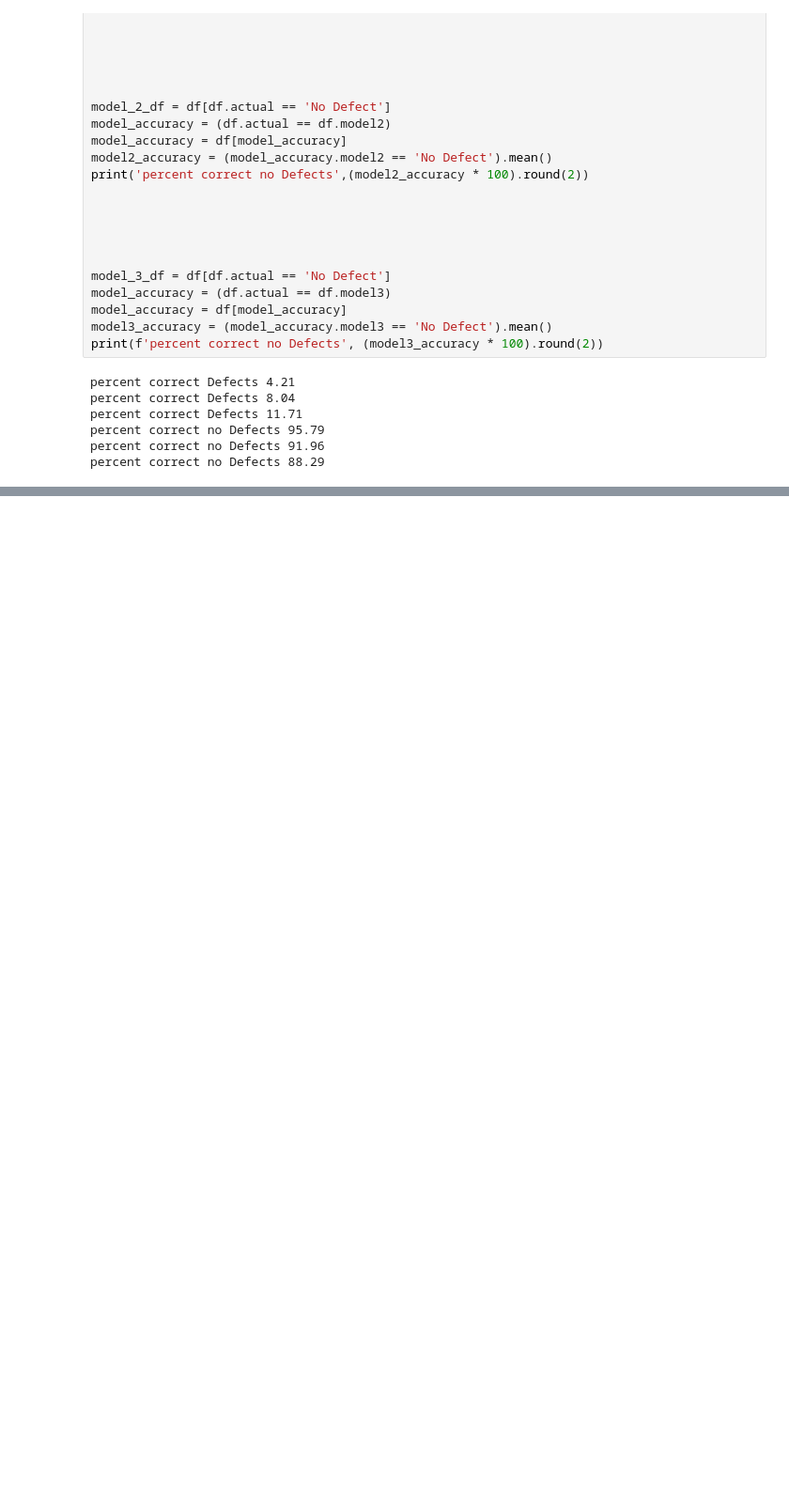
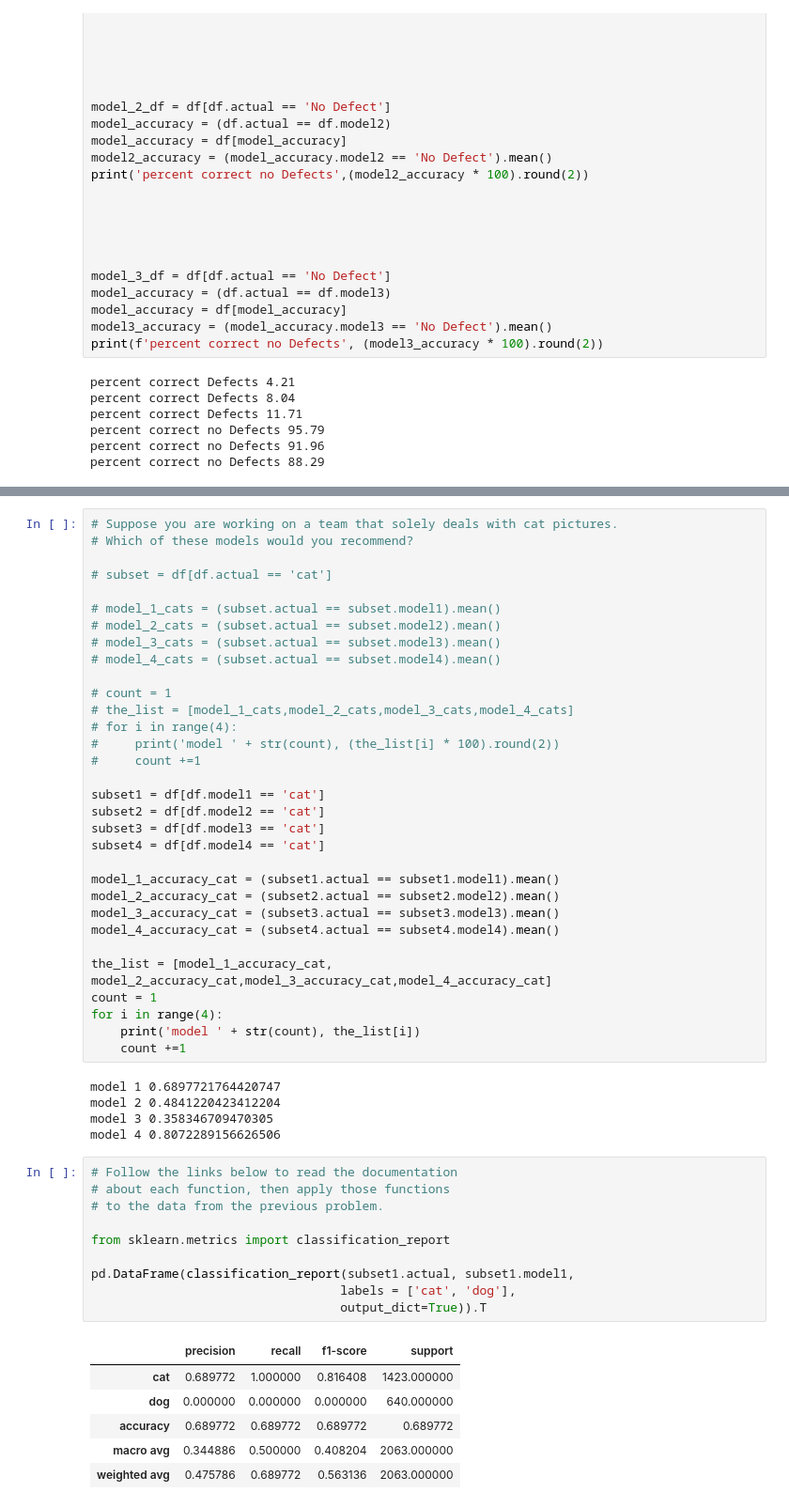
Before and after one commit to Divante222/classification_exercises, a Jupyter notebook: model_evaluation.ipynb, the cells around one changed output, grey strips where cells are left out. Shown: that part at 94% size. Cells and saved outputs as stored; diff of their text form; blank space fills up the shorter version.

Commit message:
finished the problems

```diff
--- a/model_evaluation.ipynb
+++ b/model_evaluation.ipynb
@@ -351,0 +378,54 @@ pd.crosstab(df.model1, df.actual)
+# %%
+# Suppose you are working on a team that solely deals with cat pictures.
+# Which of these models would you recommend?
+
+# subset = df[df.actual == 'cat']
+
+# model_1_cats = (subset.actual == subset.model1).mean()
+# model_2_cats = (subset.actual == subset.model2).mean()
+# model_3_cats = (subset.actual == subset.model3).mean()
+# model_4_cats = (subset.actual == subset.model4).mean()
+
+# count = 1
+# the_list = [model_1_cats,model_2_cats,model_3_cats,model_4_cats]
+# for i in range(4):
+#     print('model ' + str(count), (the_list[i] * 100).round(2))
+#     count +=1
+
+subset1 = df[df.model1 == 'cat']
+subset2 = df[df.model2 == 'cat']
+subset3 = df[df.model3 == 'cat']
+subset4 = df[df.model4 == 'cat']
+
+model_1_accuracy_cat = (subset1.actual == subset1.model1).mean()
+model_2_accuracy_cat = (subset2.actual == subset2.model2).mean()
+model_3_accuracy_cat = (subset3.actual == subset3.model3).mean()
+model_4_accuracy_cat = (subset4.actual == subset4.model4).mean()
+
+the_list = [model_1_accuracy_cat, model_2_accuracy_cat,model_3_accuracy_cat,model_4_accuracy_cat]
+count = 1
+for i in range(4):
+    print('model ' + str(count), the_list[i])
+    count +=1
+# %% [output]
+model 1 0.6897721764420747
+model 2 0.4841220423412204
+model 3 0.358346709470305
+model 4 0.8072289156626506
+# %%
+# Follow the links below to read the documentation
+# about each function, then apply those functions
+# to the data from the previous problem.
+
+from sklearn.metrics import classification_report
+
+pd.DataFrame(classification_report(subset1.actual, subset1.model1,
+                                  labels = ['cat', 'dog'],
+                                  output_dict=True)).T
+# %% [output]
+|  | precision | recall | f1-score | support |
+| cat | 0.689772 | 1.000000 | 0.816408 | 1423.000000 |
+| dog | 0.000000 | 0.000000 | 0.000000 | 640.000000 |
+| accuracy | 0.689772 | 0.689772 | 0.689772 | 0.689772 |
+| macro avg | 0.344886 | 0.500000 | 0.408204 | 2063.000000 |
+| weighted avg | 0.475786 | 0.689772 | 0.563136 | 2063.000000 |
```
Also changed, not shown: parts of 12 cells of this notebook.
